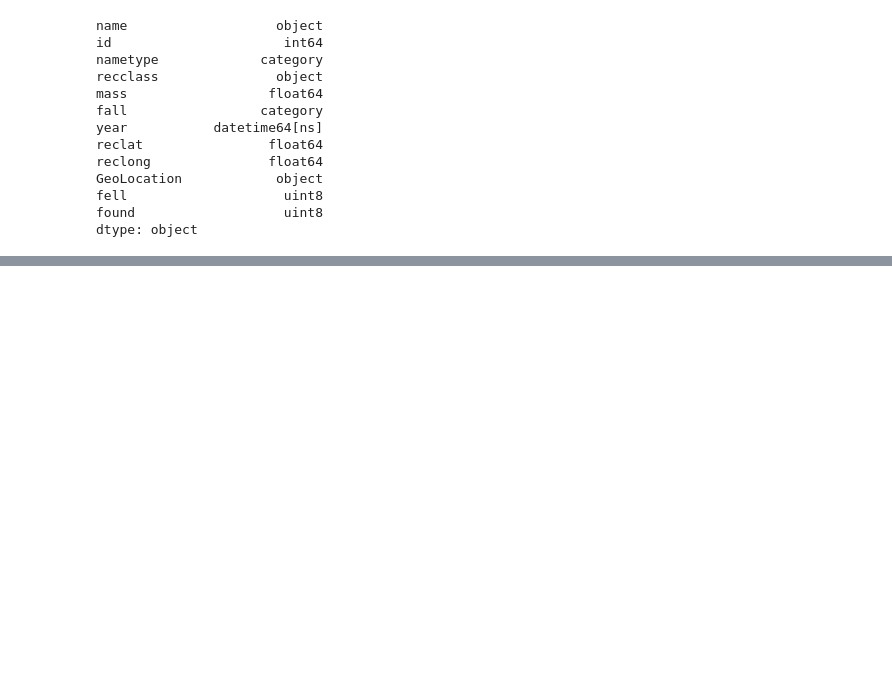
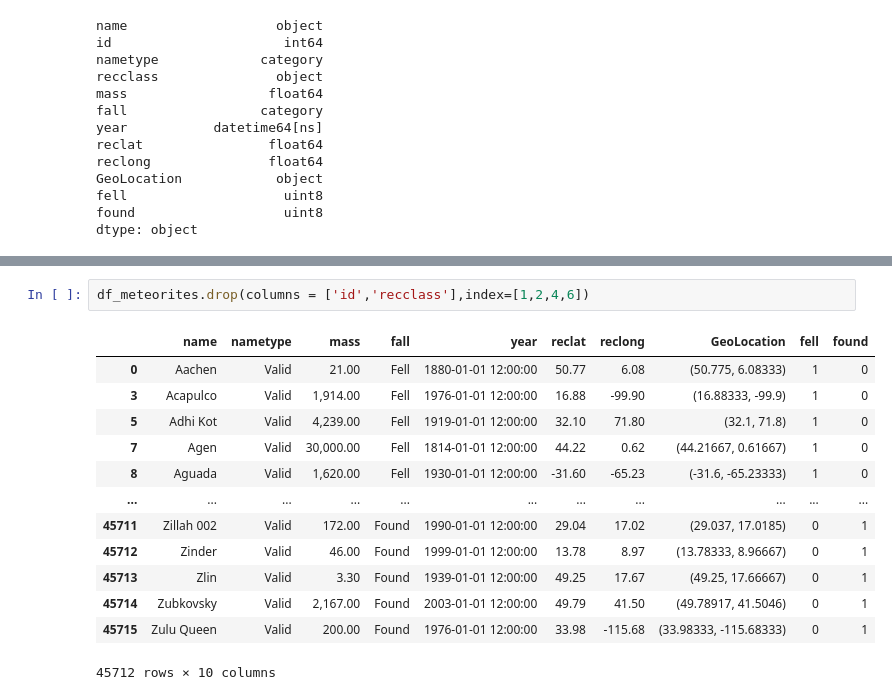
Before and after one commit to OscarABazanez/Manipulacion-y-Analisis-de-Datos-con-Pandas, a Jupyter notebook: [9]-tipo-de-variables-y-estructura.ipynb, the cells around one changed output, grey strips where cells are left out. Saved outputs shown, nothing was run; the diff lists cells and outputs as text; blank space fills up the shorter version.

```diff
--- a/[9]-tipo-de-variables-y-estructura.ipynb
+++ b/[9]-tipo-de-variables-y-estructura.ipynb
@@ -223,0 +243,16 @@ dtype: object
+# %%
+df_meteorites.drop(columns = ['id','recclass'],index=[1,2,4,6])
+# %% [output]
+|  | name | nametype | mass | fall | year | reclat | reclong | GeoLocation | fell | found |
+| 0 | Aachen | Valid | 21.00 | Fell | 1880-01-01 12:00:00 | 50.77 | 6.08 | (50.775, 6.08333) | 1 | 0 |
+| 3 | Acapulco | Valid | 1,914.00 | Fell | 1976-01-01 12:00:00 | 16.88 | -99.90 | (16.88333, -99.9) | 1 | 0 |
+| 5 | Adhi Kot | Valid | 4,239.00 | Fell | 1919-01-01 12:00:00 | 32.10 | 71.80 | (32.1, 71.8) | 1 | 0 |
+| 7 | Agen | Valid | 30,000.00 | Fell | 1814-01-01 12:00:00 | 44.22 | 0.62 | (44.21667, 0.61667) | 1 | 0 |
+| 8 | Aguada | Valid | 1,620.00 | Fell | 1930-01-01 12:00:00 | -31.60 | -65.23 | (-31.6, -65.23333) | 1 | 0 |
+| ... | ... | ... | ... | ... | ... | ... | ... | ... | ... | ... |
+| 45711 | Zillah 002 | Valid | 172.00 | Found | 1990-01-01 12:00:00 | 29.04 | 17.02 | (29.037, 17.0185) | 0 | 1 |
+| 45712 | Zinder | Valid | 46.00 | Found | 1999-01-01 12:00:00 | 13.78 | 8.97 | (13.78333, 8.96667) | 0 | 1 |
+| 45713 | Zlin | Valid | 3.30 | Found | 1939-01-01 12:00:00 | 49.25 | 17.67 | (49.25, 17.66667) | 0 | 1 |
+| 45714 | Zubkovsky | Valid | 2,167.00 | Found | 2003-01-01 12:00:00 | 49.79 | 41.50 | (49.78917, 41.5046) | 0 | 1 |
+| 45715 | Zulu Queen | Valid | 200.00 | Found | 1976-01-01 12:00:00 | 33.98 | -115.68 | (33.98333, -115.68333) | 0 | 1 |
+45712 rows × 10 columns
```
Also changed, not shown: parts of 4 cells of this notebook.
